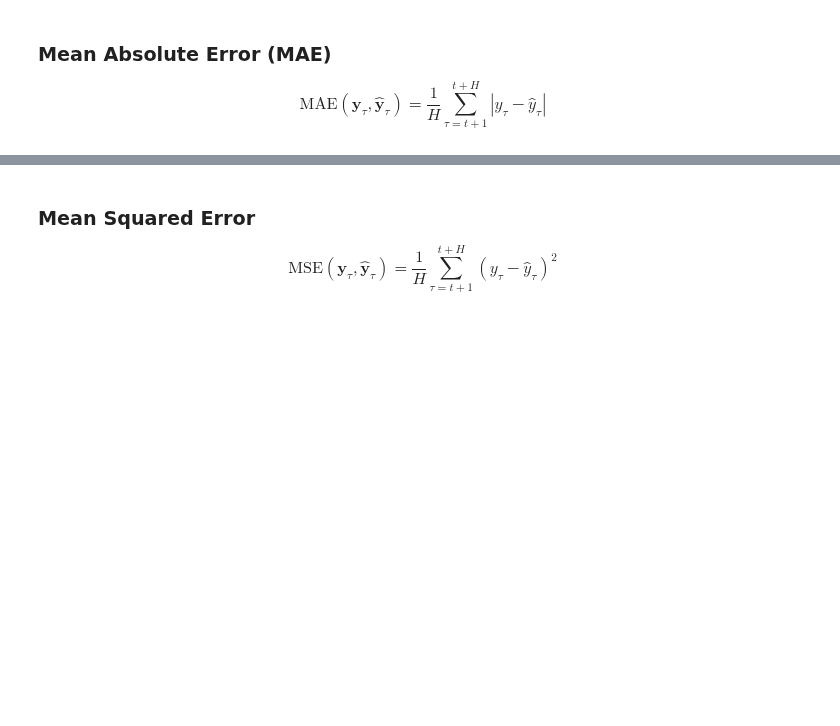
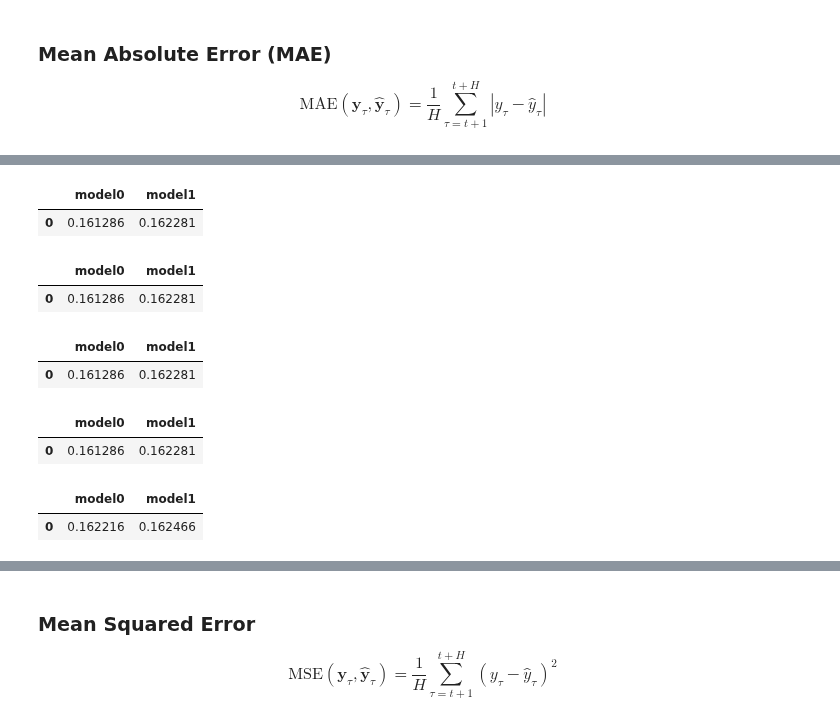
Before and after one commit to Nixtla/utilsforecast, a Jupyter notebook: nbs/losses.ipynb, the cells around one changed output, grey strips where cells are left out. Saved outputs shown, nothing was run; the diff lists cells and outputs as text; code cells hidden in the pictures; blank space fills up the shorter version.

```diff
--- a/nbs/losses.ipynb
+++ b/nbs/losses.ipynb
@@ -93,19 +93,24 @@ def _aggregate(
     aggs = {m: 'mean' for m in models}
     if agg_by == NOT_SET:
         res = ufp.group_by_agg(df, id_col, aggs, maintain_order=True)
+    elif (
+        isinstance(agg_by, str)
+        or (isinstance(agg_by, list) and isinstance(agg_by[0], str))
+    ):
+        res = ufp.group_by_agg(df, agg_by, aggs, maintain_order=True)
+    elif isinstance(agg_by, list):
+        res = df
+        for by in agg_by:
+            res = _aggregate(res, models, id_col, by)
     elif agg_by is None:
         res = df[models].mean()
-    elif isinstance(agg_by, (str, list)):
-        if isinstance(agg_by[0], str):
-            res = ufp.group_by_agg(df, agg_by, aggs, maintain_order=True)
-        elif isinstance(agg_by[0], list):
-            assert isinstance(agg_by[0][0], str)
-            res = df
-            for by in agg_by:
-                if by is not None:
-                    res = ufp.group_by_agg(res, by, aggs, maintain_order=True)
-                else:
-                    res = res[models].mean()
+        if isinstance(res, pd.Series):
+            res = res.to_frame().T
+    else:
+        raise ValueError(
+            "`agg_by` must be str, list of str, list of list of str or `None`. "
+            f"got: {type(agg_by)}"
+        )
     return res
 # %%
 #| export
@@ -140,12 +157,27 @@ mae(series, models)
 # %%
 mae(series2, models, agg_by=[['w', 'unique_id'], None])
+# %% [output]
+|  | model0 | model1 |
+| 0 | 0.161286 | 0.162281 |
 # %%
-mae(series2, models, agg_by=['w', 'unique_id'])[models].mean()
+mae(series2, models, agg_by=['w', 'unique_id'])[models].mean().to_frame().T
+# %% [output]
+|  | model0 | model1 |
+| 0 | 0.161286 | 0.162281 |
 # %%
 mae(series, models, agg_by=[['unique_id'], None])
+# %% [output]
+|  | model0 | model1 |
+| 0 | 0.161286 | 0.162281 |
 # %%
-mae(series, models)[models].mean()
+mae(series, models)[models].mean().to_frame().T
+# %% [output]
+|  | model0 | model1 |
+| 0 | 0.161286 | 0.162281 |
 # %%
 mae(series, models, agg_by=None)
+# %% [output]
+|  | model0 | model1 |
+| 0 | 0.162216 | 0.162466 |
 # %%
 mae(series_pl, models, agg_by=None)
```
Also changed, not shown: parts of 18 cells of this notebook, 3 other files.
